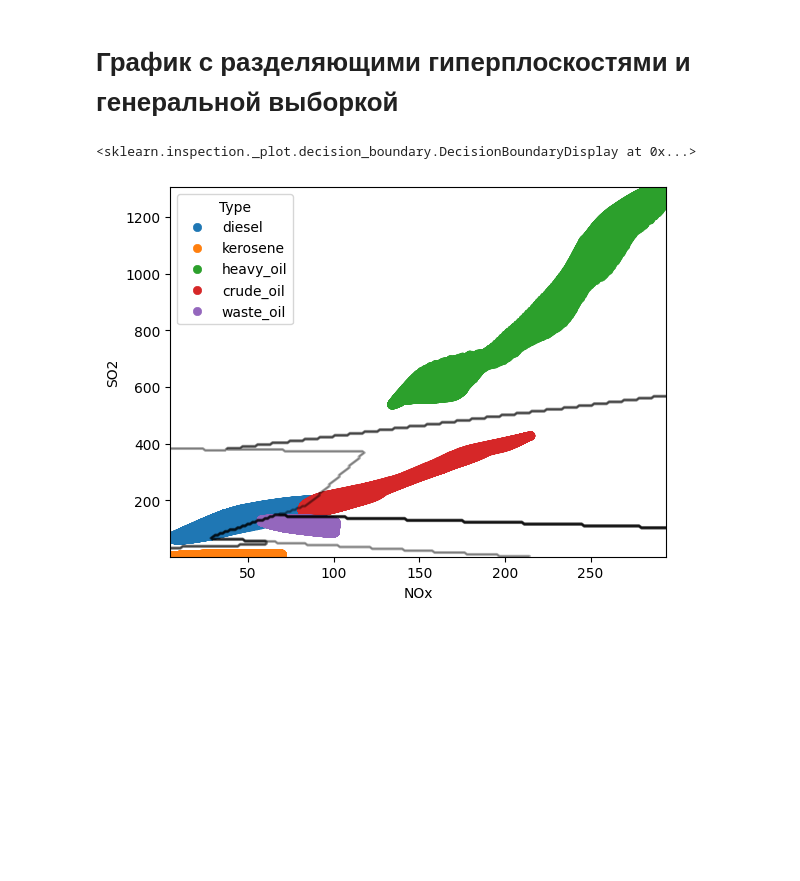
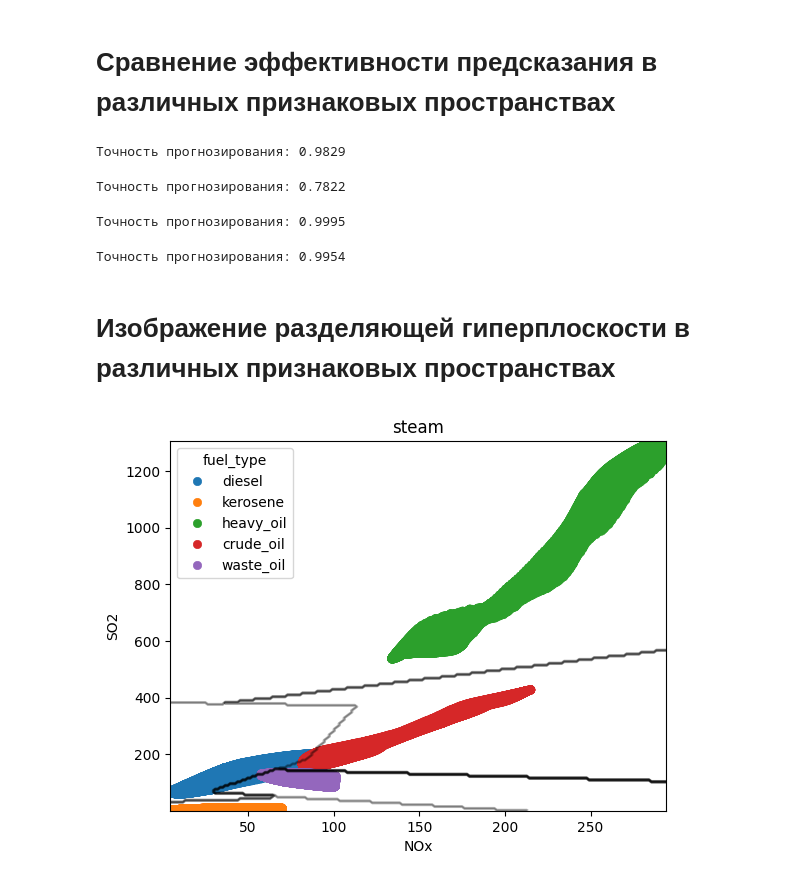
Before and after one commit to EvilSoboL/machineLearningNstu, a Jupyter notebook: notebooks/course_work_bigdata.ipynb, the cells around one changed output. Drawn from its saved outputs; the diff is of its cells as text; code cells hidden in the pictures; blank space fills up the shorter version.

```diff
--- a/notebooks/course_work_bigdata.ipynb
+++ b/notebooks/course_work_bigdata.ipynb
@@ -74,0 +193,2 @@ rbf_f1
+# %% [markdown]
+# Сравнение эффективности предсказания в различных признаковых пространствах
@@ -75,17 +217,50 @@ rbf_f1
+# %%
+get_model_accuracy('steam', ['NOx', 'SO2'], 0.1)
+# %% [output]
+Точность прогнозирования: 0.9829
+# %%
+get_model_accuracy('steam', ['alpha', 'NOx'], 0.1)
+# %% [output]
+Точность прогнозирования: 0.7822
+# %%
+get_model_accuracy('steam', ['alpha', 'SO2'], 0.1)
+# %% [output]
+Точность прогнозирования: 0.9995
+# %%
+get_model_accuracy('steam', ['alpha', 'NOx', 'SO2'], 0.1)
+# %% [output]
+Точность прогнозирования: 0.9954
 # %% [markdown]
-# График с разделяющими гиперплоскостями и генеральной выборкой
+# Изображение разделяющей гиперплоскости в различных признаковых пространствах
-# %%
-sns.scatterplot(data=df, x='NOx', y='SO2', hue='Type', edgecolor=None)
-ax = plt.gca()
-DecisionBoundaryDisplay.from_estimator(
-        rbf,
-        np.array(x_test),
-        ax=ax,
-        grid_resolution=200,
-        plot_method="contour",
-        colors="black",
-        alpha=0.3,
-    )
-# %% [output]
-<sklearn.inspection._plot.decision_boundary.DecisionBoundaryDisplay at 0x...>
-[figure, removed]
+# %%
+def show_decision_bounds_2d(
+    additive_name: str,
+    columns_to_compare: Sequence[Component],
+    train_sample_procent: float
+) -> None:
+    sample = get_sample_data(additive_name, columns_to_compare)
+    X_test, X_train, y_test, y_train = train_test_split(
+        sample[columns_to_compare],
+        sample['fuel_type'],
+        test_size=train_sample_procent,
+        random_state=42
+    )
+    svm = SVC(kernel='linear', random_state=42)
+    svm.fit(X_train, y_train)
+
+    fig, ax = plt.subplots()
+    sns.scatterplot(data=sample, x=columns_to_compare[0], y=columns_to_compare[1], hue='fuel_type', edgecolor=None)
+    DecisionBoundaryDisplay.from_estimator(
+        svm,
+        X_test,
+        ax=ax,
+        grid_resolution=200,
+        plot_method="contour",
+        colors="black",
+        alpha=0.3,
+    )
+    plt.title(additive_name)
+# %%
+show_decision_bounds_2d('steam', ['NOx', 'SO2'], 0.1)
+# %% [output]
+[figure, added]
```
Also changed, not shown: parts of 30 cells of this notebook, 1 other file.
